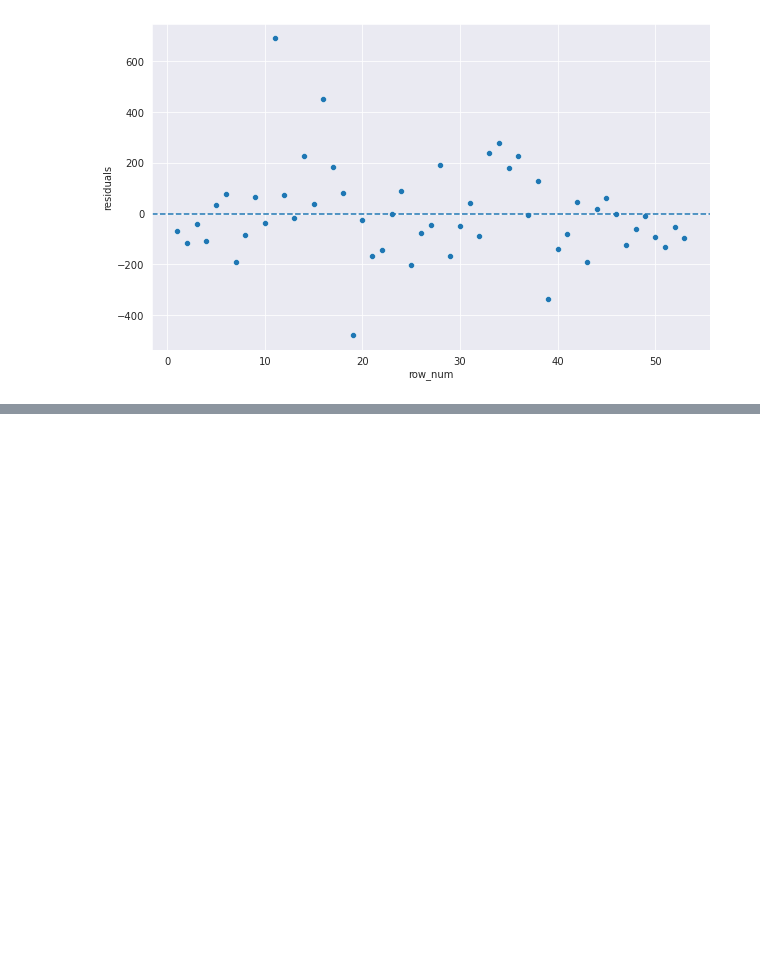
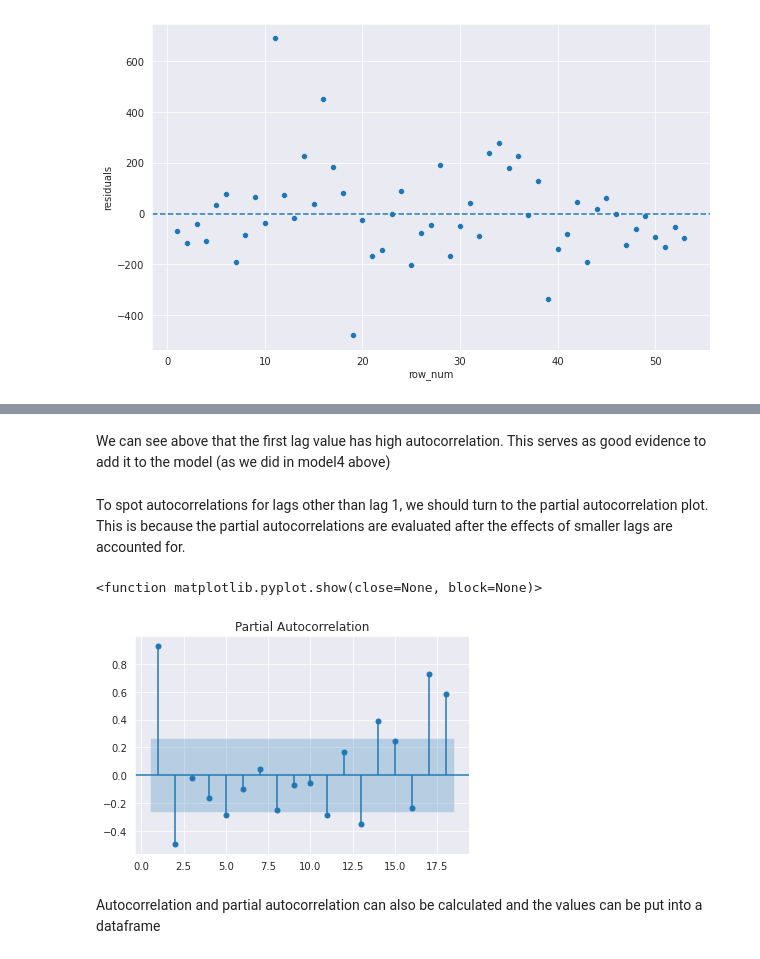
Before and after one commit to JESurzyn/time_series, a Jupyter notebook: TimeSeriesRegression.ipynb, the cells around one changed output, grey strips where cells are left out. Cells and saved outputs as stored; diff of their text form; code cells hidden in the pictures; blank space fills up the shorter version.

```diff
--- a/TimeSeriesRegression.ipynb
+++ b/TimeSeriesRegression.ipynb
@@ -392,0 +403,13 @@ sns.scatterplot(x='row_num', y='residuals', data=residuals5)
+# %% [markdown]
+We can see above that the first lag value has high autocorrelation.  This serves as good evidence to add it to the model (as we did in model4 above)
+# %% [markdown]
+To spot autocorrelations for lags other than lag 1, we should turn to the partial autocorrelation plot.  This is because the partial autocorrelations are evaluated after the effects of smaller lags are accounted for.
+# %%
+from statsmodels.graphics.tsaplots import plot_pacf
+plot_pacf(pink.sales, zero=False)
+plt.show
+# %% [output]
+<function matplotlib.pyplot.show(close=None, block=None)>
+[figure, added]
+# %% [markdown]
+Autocorrelation and partial autocorrelation can also be calculated and the values can be put into a dataframe
```
Also changed, not shown: parts of 21 cells of this notebook.
